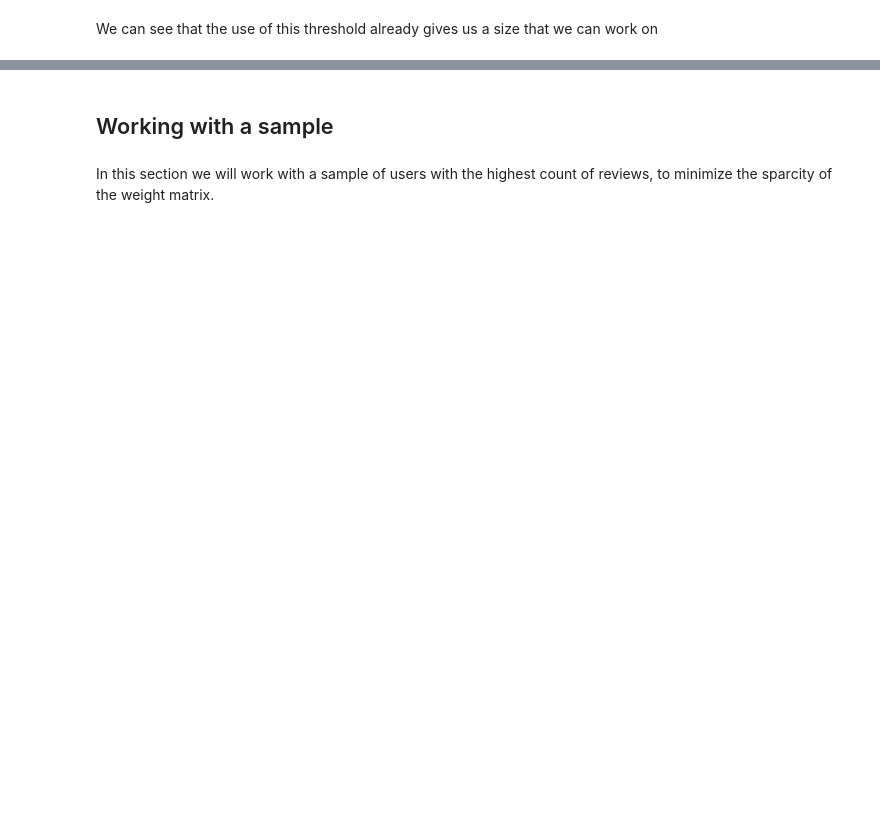
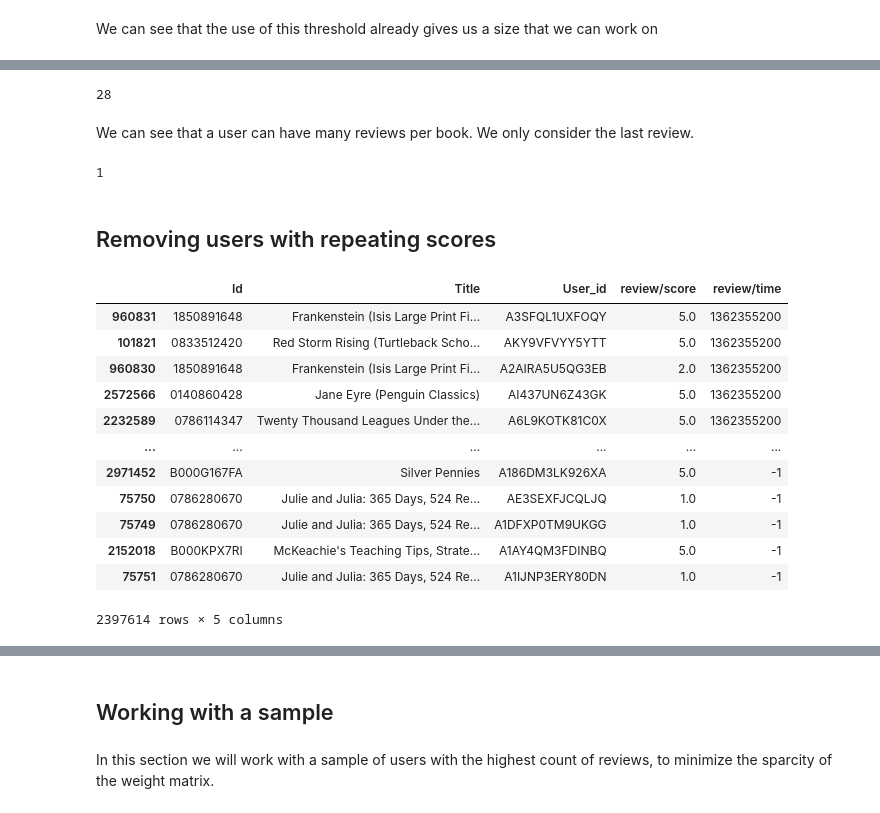
Before and after one commit to NicolasDue/book-recommender, a Jupyter notebook: notebooks/T2-Collaborative_Filtering.ipynb, the cells around one changed output, grey strips where cells are left out. Cells and saved outputs as stored; diff of their text form; code cells hidden in the pictures; blank space fills up the shorter version.

```diff
--- a/notebooks/T2-Collaborative_Filtering.ipynb
+++ b/notebooks/T2-Collaborative_Filtering.ipynb
@@ -4,3 +15,14 @@ reviews_data = pd.read_csv("../data/raw/Books_rating.csv")
+# %%
+useful_columns = [
+    "Id",
+    "Title",
+    "User_id",
+    "review/score",
+    "review/time",
+]
+reviews_data = reviews_data[useful_columns]
+# %%
+reviews_data = reviews_data[reviews_data.User_id.notna()]
 # %%
 M = reviews_data.Id.unique().shape[0]
 print(f"The number of items M = {M}")
@@ -66,0 +91,31 @@ We can see that the use of this threshold already gives us a size that we can wo
+# %%
+reviews_data.groupby(["User_id", "Id"]).size().max()
+# %% [output]
+28
+# %% [markdown]
+We can see that a user can have many reviews per book. We only consider the last review.
+# %%
+reviews_data = reviews_data.sort_values('review/time', ascending=False)
+reviews_data = reviews_data.drop_duplicates(subset=['Id', 'User_id'], keep='first')
+# %%
+reviews_data.groupby(["User_id", "Id"]).size().max()
+# %% [output]
+1
+# %% [markdown]
+## Removing users with repeating scores
+# %%
+reviews_data
+# %% [output]
+|  | Id | Title | User_id | review/score | review/time |
+| 960831 | 1850891648 | Frankenstein (Isis Large Print Fi... | A3SFQL1UXFOQY | 5.0 | 1362355200 |
+| 101821 | 0833512420 | Red Storm Rising (Turtleback Scho... | AKY9VFVYY5YTT | 5.0 | 1362355200 |
+| 960830 | 1850891648 | Frankenstein (Isis Large Print Fi... | A2AIRA5U5QG3EB | 2.0 | 1362355200 |
+| 2572566 | 0140860428 | Jane Eyre (Penguin Classics) | AI437UN6Z43GK | 5.0 | 1362355200 |
+| 2232589 | 0786114347 | Twenty Thousand Leagues Under the... | A6L9KOTK81C0X | 5.0 | 1362355200 |
+| ... | ... | ... | ... | ... | ... |
+| 2971452 | B000G167FA | Silver Pennies | A186DM3LK926XA | 5.0 | -1 |
+| 75750 | 0786280670 | Julie and Julia: 365 Days, 524 Re... | AE3SEXFJCQLJQ | 1.0 | -1 |
+| 75749 | 0786280670 | Julie and Julia: 365 Days, 524 Re... | A1DFXP0TM9UKGG | 1.0 | -1 |
+| 2152018 | B000KPX7RI | McKeachie's Teaching Tips, Strate... | A1AY4QM3FDINBQ | 5.0 | -1 |
+| 75751 | 0786280670 | Julie and Julia: 365 Days, 524 Re... | A1IJNP3ERY80DN | 1.0 | -1 |
+2397614 rows × 5 columns
```
Also changed, not shown: parts of 37 cells of this notebook, 1 other file.
